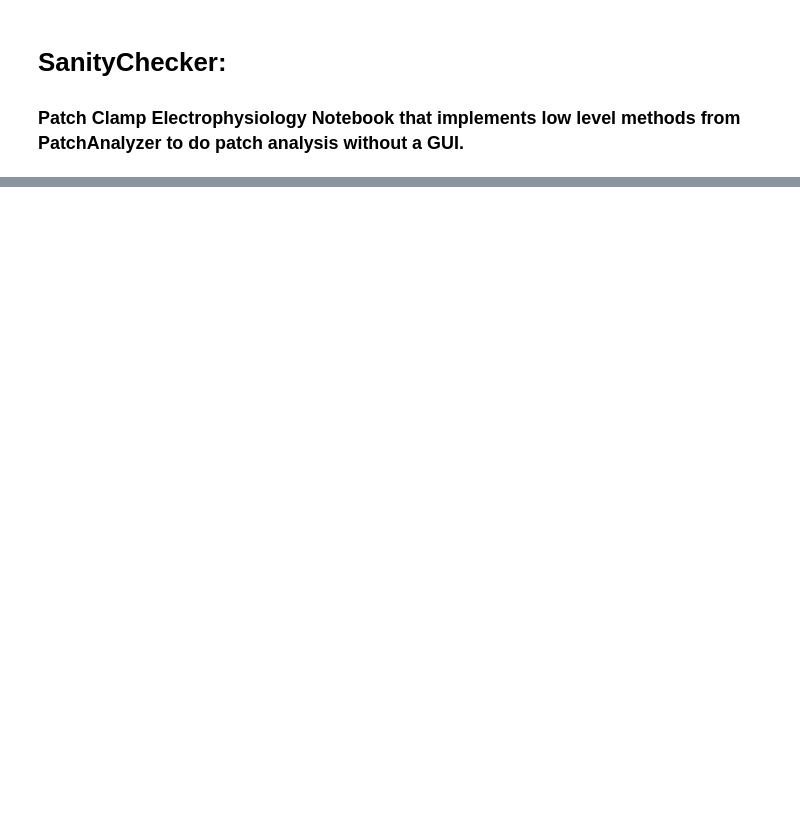
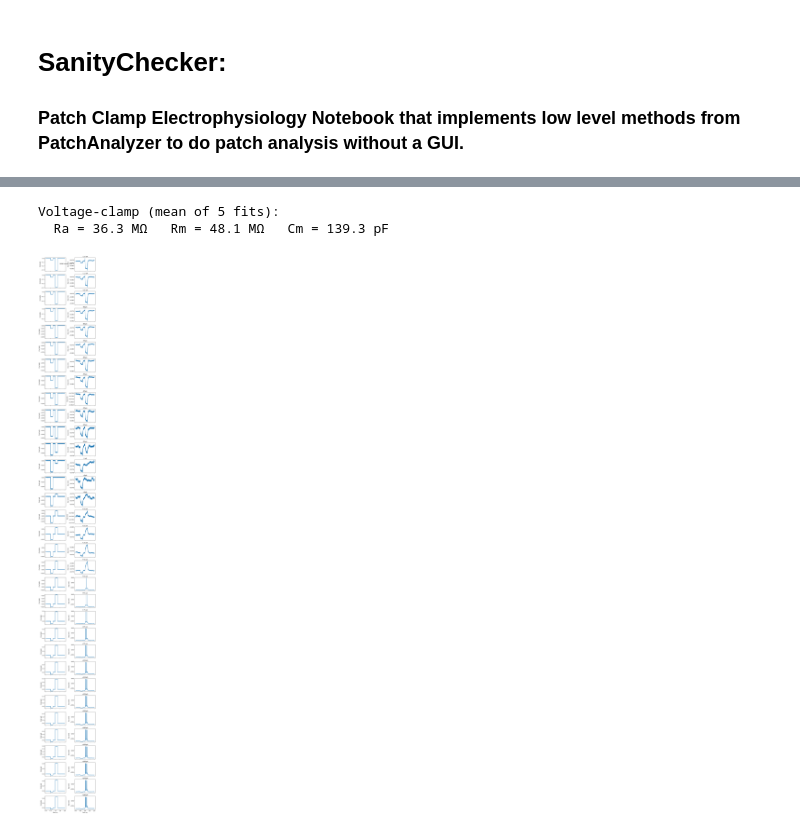
Before and after one commit to bmagondu3/PatchAnalyzer, a Jupyter notebook: PatchAnalyzer/AnalysisTesting/SanityChecker.ipynb, the cells around one changed output, grey strips where cells are left out. Drawn from its saved outputs; the diff is of its cells as text; code cells hidden in the pictures; blank space fills up the shorter version.

```diff
--- a/PatchAnalyzer/AnalysisTesting/SanityChecker.ipynb
+++ b/PatchAnalyzer/AnalysisTesting/SanityChecker.ipynb
@@ -109,0 +125,50 @@ for (exp, coord), d in cells.items():
+# %%
+# ---------- choose the physical cell & recorder cell-number -------------
+exp_dir   = exp_dirs[0]          # one experiment          (dropdown if you like)
+cell_id   = 4                    # the *CurrentProtocol_* <cell_id>  you want
+test_amp  = -20                  # pA – amplitude of the test pulse
+# %%
+# ────────── VC passive extraction for this physical cell ──────────
+from PatchAnalyzer.utils.passives import compute_passive_params
+import numpy as np
+
+# locate the (exp_dir, coord) key that matches this experiment
+coord_key = next(k for k in cells if k[0] == exp_dir)
+data      = cells[coord_key]
+
+vc_traces = data["vc"]                    # list of (t, cmd, rsp)
+vc_outs   = [compute_passive_params(*tr) for tr in vc_traces]
+vc_valid  = [o for o in vc_outs if all(v is not None for v in o)]
+
+if vc_valid:
+    Ra_mohm, Rm_mohm, Cm_pf = map(np.mean, zip(*vc_valid))
+    print(f"Voltage‑clamp (mean of {len(vc_valid)} fits):")
+    print(f"  Ra = {Ra_mohm:.1f} MΩ   Rm = {Rm_mohm:.1f} MΩ   Cm = {Cm_pf:.1f} pF")
+else:
+    Ra_mohm = Rm_mohm = Cm_pf = np.nan
+    print("No successful VC passive fits.")
+
+# keep these three variables for later comparison if you wish
+# %% [output]
+Voltage‑clamp (mean of 5 fits):
+  Ra = 36.3 MΩ   Rm = 48.1 MΩ   Cm = 139.3 pF
+# %%
+# ----------- gather sweeps for *one* (exp_dir, coord) --------------------
+key     = coord_key                    # re‑use variable from the VC cell
+cc_dict = cells[key]["cc"]             # {cell_id: {current: trace}}
+sweeps  = cc_dict.get(cell_id, {})     # all sweeps for this cell_id
+if not sweeps:
+    raise RuntimeError(f"No CC sweeps found for cell {cell_id}")
+
+# ---------- plot *entire* command/response for every sweep ---------------
+fig, axs = plt.subplots(len(sweeps), 2,
+                        figsize=(7, 2*len(sweeps)), sharex='col')
+for (I, (t, cmd, rsp)), ax in zip(sorted(sweeps.items()), axs):
+    ax[0].plot(t, cmd);  ax[0].set_ylabel("Cmd (pA)")
+    ax[1].plot(t, rsp);  ax[1].set_ylabel("Rsp (mV)")
+    ax[1].set_title(f"{I:+.0f} pA")
+for a in axs[-1]:
+    a.set_xlabel("Time (s)")
+plt.suptitle(f"RAW traces – Cell {cell_id}"); plt.tight_layout(); plt.show()
+# %% [output]
+[figure, added]
```
Also changed, not shown: parts of 10 cells of this notebook, 1 other file.
